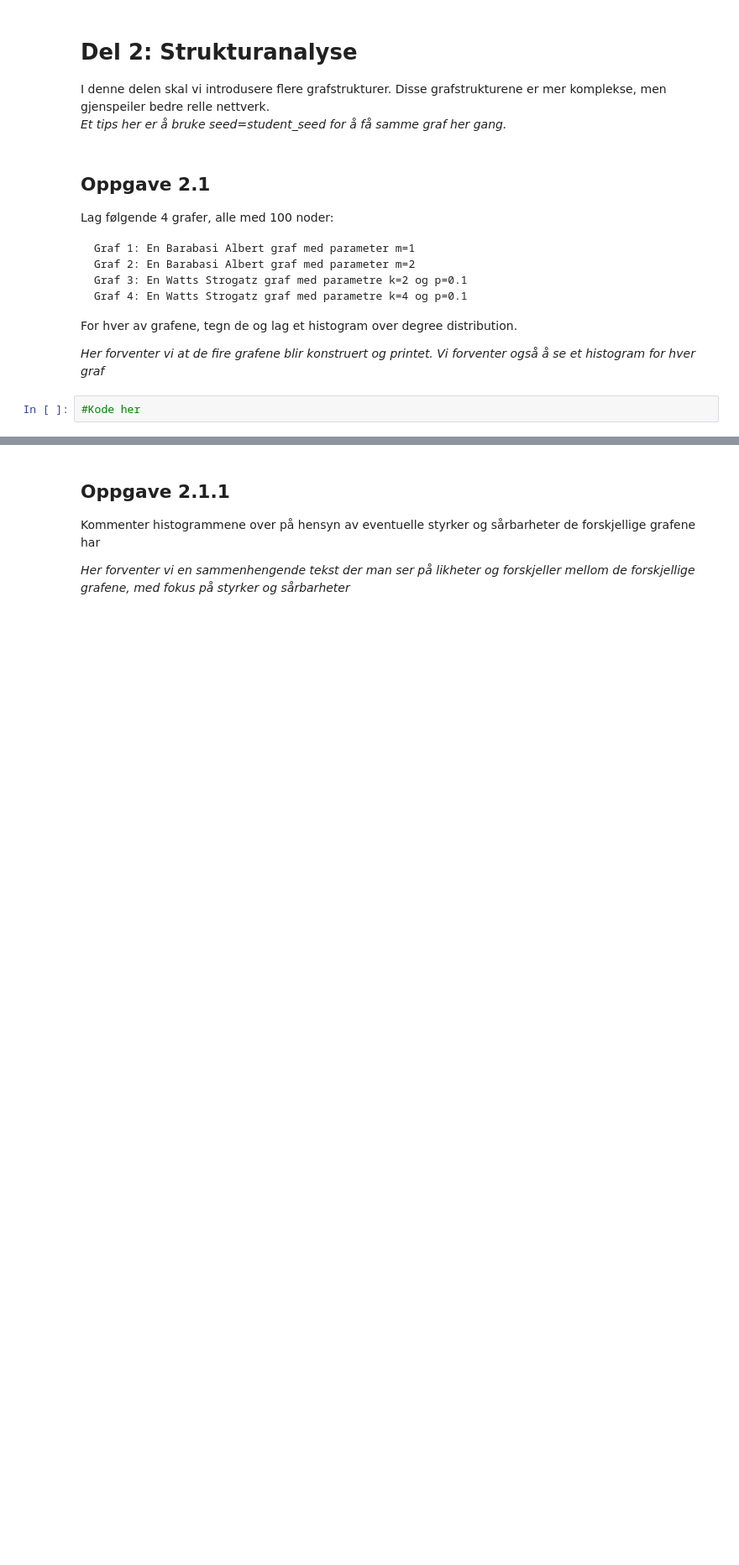
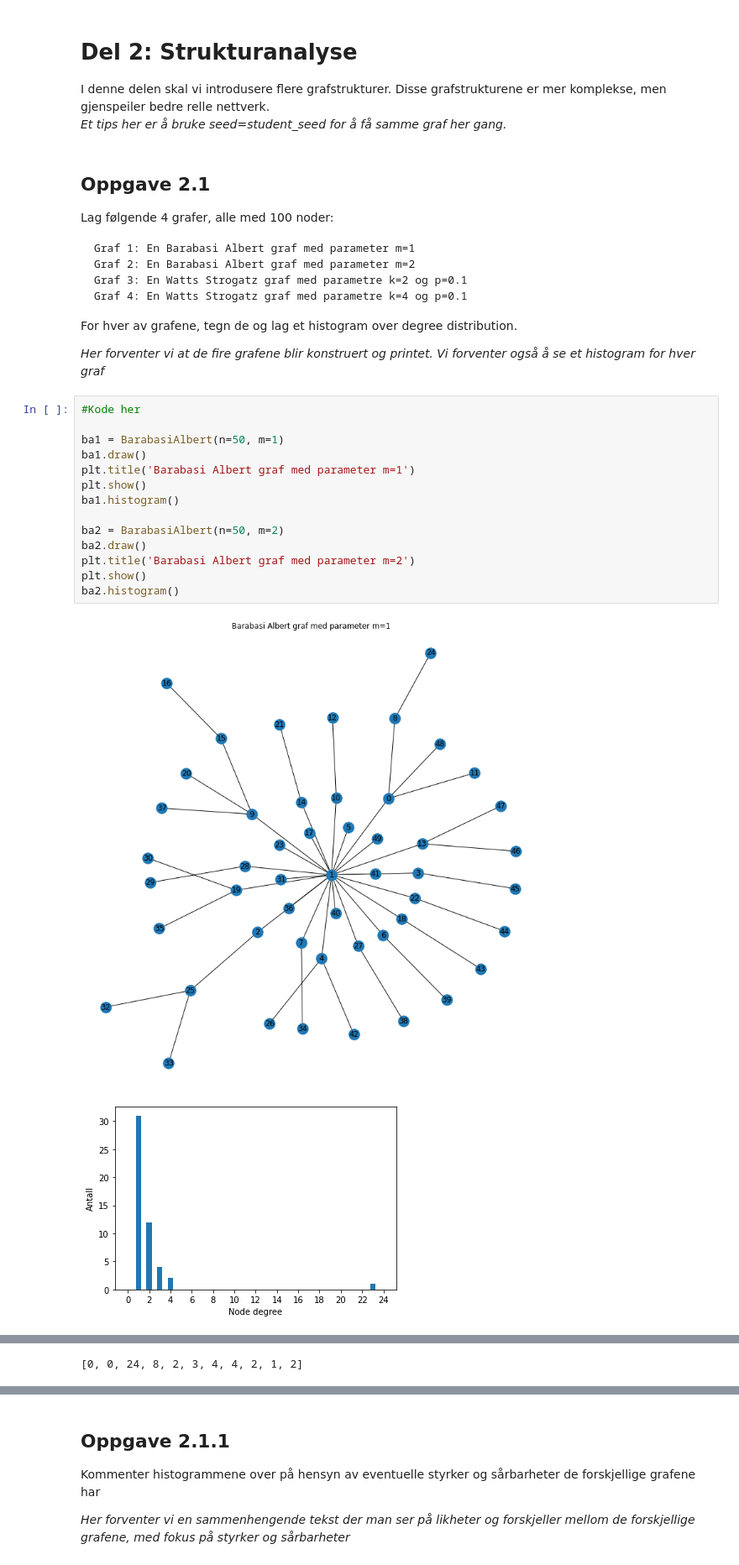
Before and after one commit to Eeaeau/TTM4185, a Jupyter notebook: Oving3-revidert-v1.ipynb, the cells around one changed output, grey strips where cells are left out. Shown at 84% size. Drawn from its saved outputs; the diff is of its cells as text; blank space fills up the shorter version.

```diff
--- a/Oving3-revidert-v1.ipynb
+++ b/Oving3-revidert-v1.ipynb
@@ -451,5 +453,20 @@ Lag følgende 4 grafer, alle med 100 noder:
 For hver av grafene, tegn de og lag et histogram over degree distribution.
 
 <em> Her forventer vi at de fire grafene blir konstruert og printet. Vi forventer også å se et histogram for hver graf</em>
-# %%
-#Kode her
+# %%
+#Kode her
+
+ba1 = BarabasiAlbert(n=50, m=1)
+ba1.draw()
+plt.title('Barabasi Albert graf med parameter m=1')
+plt.show()
+ba1.histogram()
+
+ba2 = BarabasiAlbert(n=50, m=2)
+ba2.draw()
+plt.title('Barabasi Albert graf med parameter m=2')
+plt.show()
+ba2.histogram()
+# %% [output]
+[figure, added]
+[figure, added]
@@ -455,0 +475 @@ For hver av grafene, tegn de og lag et histogram over degree distribution.
+[0, 0, 24, 8, 2, 3, 4, 4, 2, 1, 2]
```
Also changed, not shown: parts of 6 cells of this notebook.
